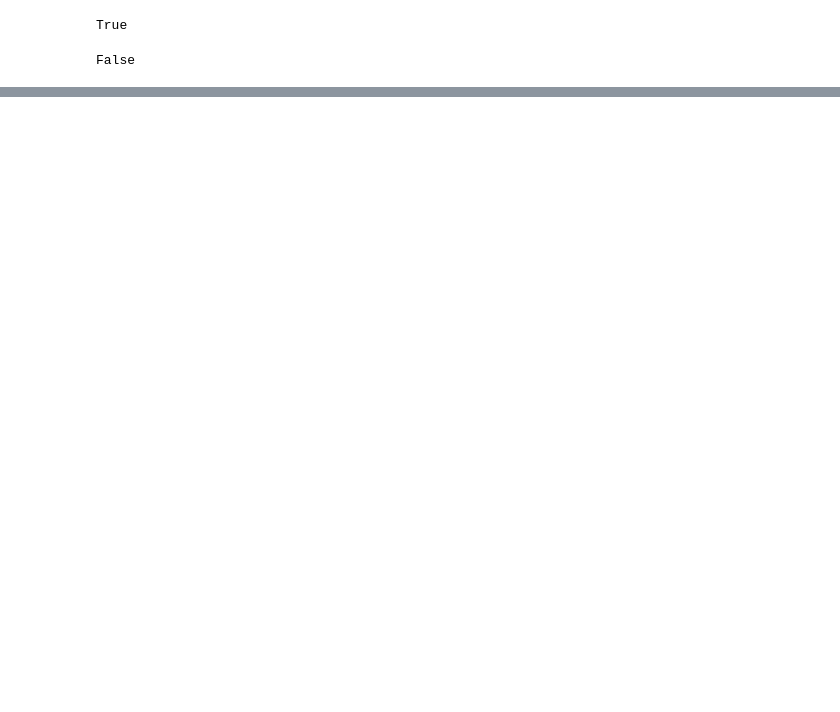
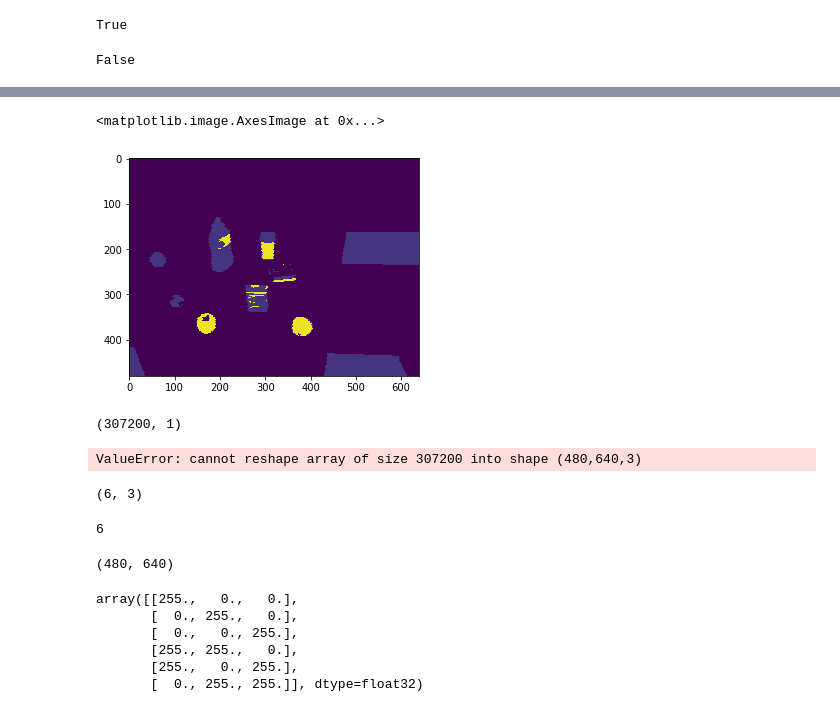
Before and after one commit to takeshi-pumas/robocup_docker, a Jupyter notebook: notebooks_ours/11_task_docker_Task1.ipynb, the cells around one changed output, grey strips where cells are left out. Cells and saved outputs as stored; diff of their text form; code cells hidden in the pictures; blank space fills up the shorter version.

```diff
--- a/notebooks_ours/11_task_docker_Task1.ipynb
+++ b/notebooks_ours/11_task_docker_Task1.ipynb
@@ -1141,0 +1194,3 @@ NameError: global name 'scene' is not defined
+# %%
+k=3
+_ , labels , (cc)=cv2.kmeans(values , k ,None,criteria,30,cv2.KMEANS_RANDOM_CENTERS)
@@ -1141,0 +1203,31 @@ NameError: global name 'scene' is not defined
+# %%
+cc=np.uint8(cc)
+# %%
+segmented_image= cc[labels.flatten()]
+# %%
+segmented_image=segmented_image.reshape(image.shape)
+# %%
+plt.imshow(segmented_image)
+# %% [output]
+<matplotlib.image.AxesImage at 0x...>
+[figure, added]
+# %%
+labels.shape
+# %% [output]
+(307200, 1)
+# %%
+plt.imshow(labels.reshape(image.shape))
+# %% [output]
+ValueError: cannot reshape array of size 307200 into shape (480,640,3)
+# %%
+cc.shape
+# %% [output]
+(6, 3)
+# %%
+len(cc)
+# %% [output]
+6
+# %%
+image.shape
+# %% [output]
+(480, 640)
@@ -1141,0 +1241,9 @@ NameError: global name 'scene' is not defined
+# %%
+cc
+# %% [output]
+array([[255.,   0.,   0.],
+       [  0., 255.,   0.],
+       [  0.,   0., 255.],
+       [255., 255.,   0.],
+       [255.,   0., 255.],
+       [  0., 255., 255.]], dtype=float32)
```
Also changed, not shown: parts of 34 cells of this notebook, 9 other files.
